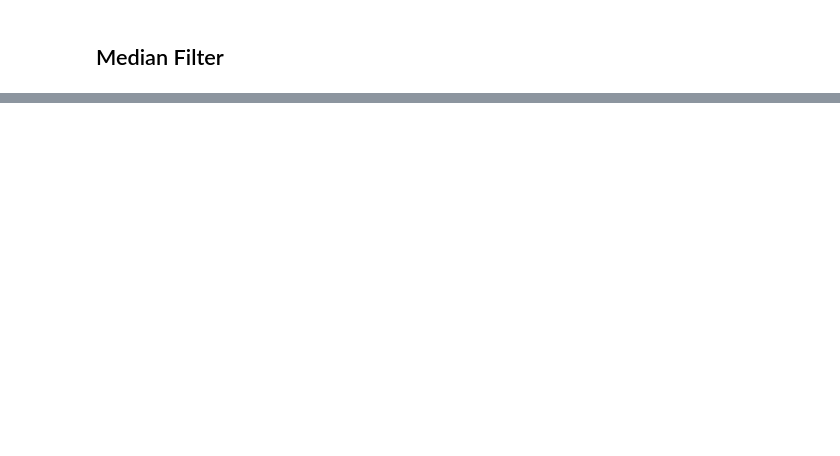
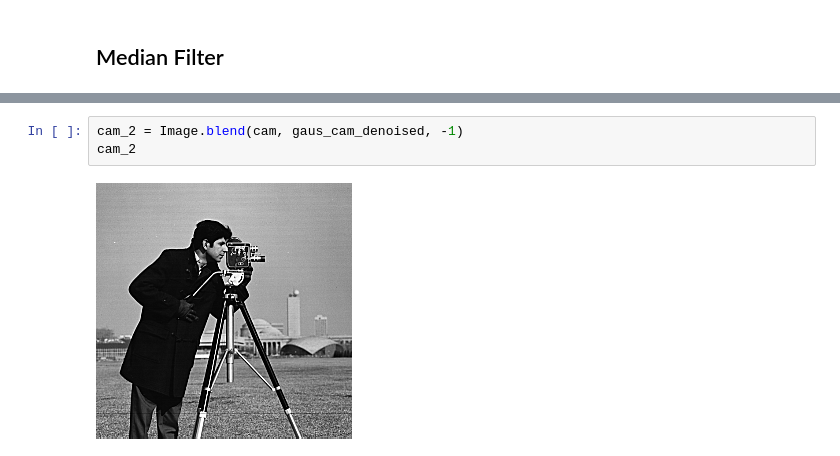
Before and after one commit to Erik-J-D/SYDE575-lab, a Jupyter notebook: LAB_2/Lab 2.ipynb, the cells around one changed output, grey strips where cells are left out. Drawn from its saved outputs; the diff is of its cells as text; blank space fills up the shorter version.

```diff
--- a/LAB_2/Lab 2.ipynb
+++ b/LAB_2/Lab 2.ipynb
@@ -180,0 +206,5 @@ PSNR between Lena and averaged Lena: 31.578601542543634
+# %%
+cam_2 = Image.blend(cam, gaus_cam_denoised, -1)
+cam_2
+# %% [output]
+[figure, added]
```
Also changed, not shown: parts of 17 cells of this notebook.
